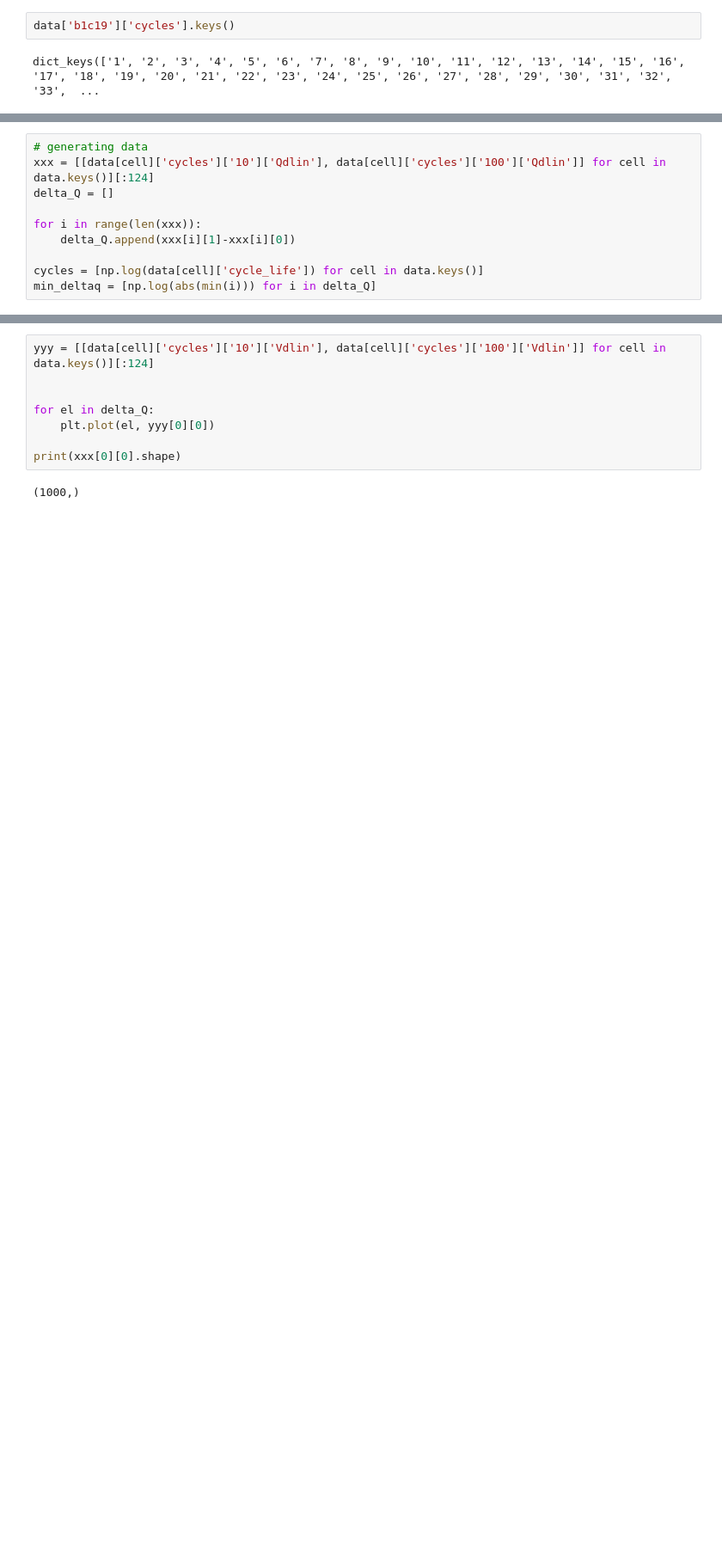
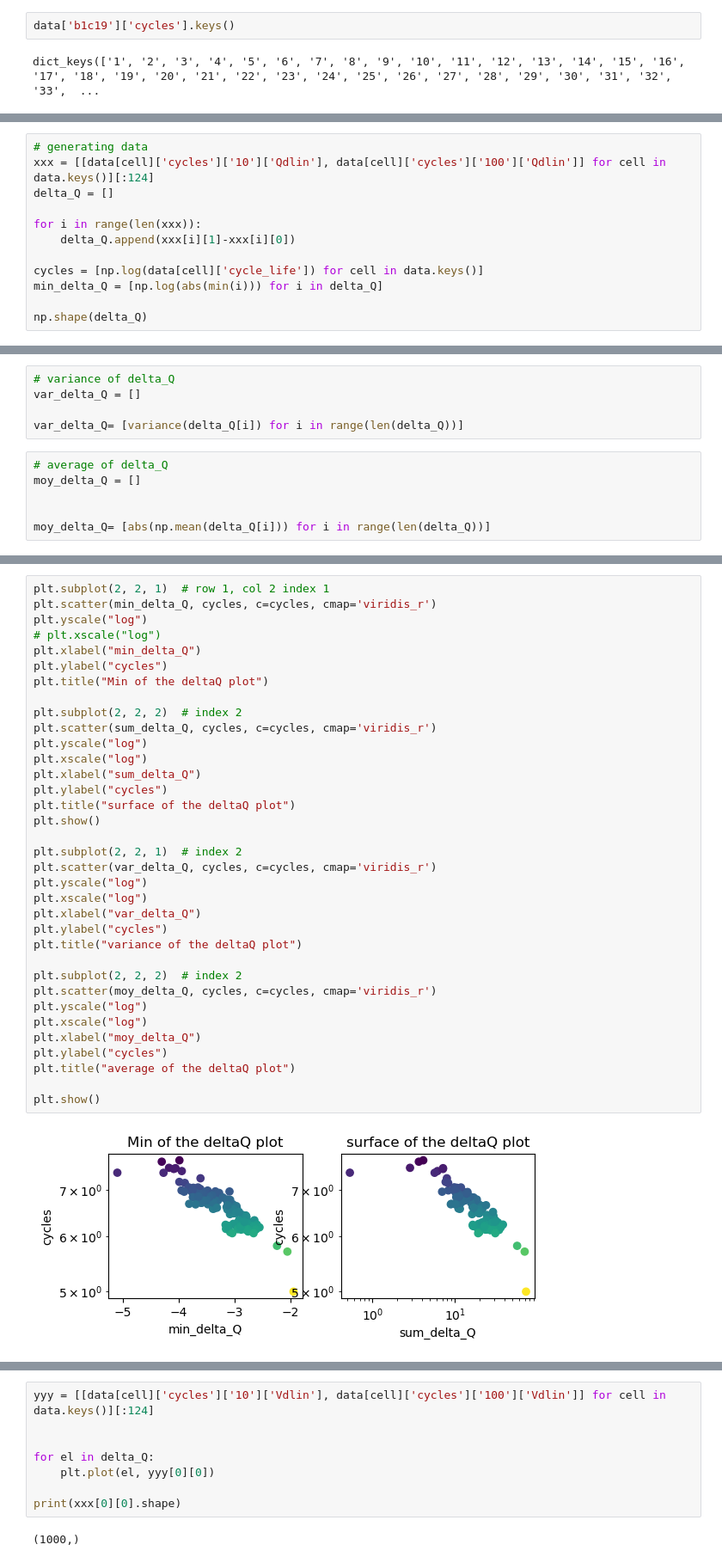
Before and after one commit to NAB27/Battery-cycle-life, a Jupyter notebook: viz.ipynb, the cells around one changed output, grey strips where cells are left out. Shown: that part at 86% size. Drawn from its saved outputs; the diff is of its cells as text; blank space fills up the shorter version.

```diff
--- a/viz.ipynb
+++ b/viz.ipynb
@@ -65,4 +75,6 @@ for i in range(len(xxx)):
     delta_Q.append(xxx[i][1]-xxx[i][0])
 
 cycles = [np.log(data[cell]['cycle_life']) for cell in data.keys()]
-min_deltaq = [np.log(abs(min(i))) for i in delta_Q]
+min_delta_Q = [np.log(abs(min(i))) for i in delta_Q]
+
+np.shape(delta_Q)
@@ -68,0 +86,11 @@ min_deltaq = [np.log(abs(min(i))) for i in delta_Q]
+# %%
+# variance of delta_Q
+var_delta_Q = []
+
+var_delta_Q= [variance(delta_Q[i]) for i in range(len(delta_Q))]
+# %%
+# average of delta_Q
+moy_delta_Q = []
+
+
+moy_delta_Q= [abs(np.mean(delta_Q[i])) for i in range(len(delta_Q))]
@@ -68,0 +103,37 @@ min_deltaq = [np.log(abs(min(i))) for i in delta_Q]
+# %%
+plt.subplot(2, 2, 1)  # row 1, col 2 index 1
+plt.scatter(min_delta_Q, cycles, c=cycles, cmap='viridis_r')
+plt.yscale("log")
+# plt.xscale("log")
+plt.xlabel("min_delta_Q")
+plt.ylabel("cycles")
+plt.title("Min of the deltaQ plot")
+
+plt.subplot(2, 2, 2)  # index 2
+plt.scatter(sum_delta_Q, cycles, c=cycles, cmap='viridis_r')
+plt.yscale("log")
+plt.xscale("log")
+plt.xlabel("sum_delta_Q")
+plt.ylabel("cycles")
+plt.title("surface of the deltaQ plot")
+plt.show()
+
+plt.subplot(2, 2, 1)  # index 2
+plt.scatter(var_delta_Q, cycles, c=cycles, cmap='viridis_r')
+plt.yscale("log")
+plt.xscale("log")
+plt.xlabel("var_delta_Q")
+plt.ylabel("cycles")
+plt.title("variance of the deltaQ plot")
+
+plt.subplot(2, 2, 2)  # index 2
+plt.scatter(moy_delta_Q, cycles, c=cycles, cmap='viridis_r')
+plt.yscale("log")
+plt.xscale("log")
+plt.xlabel("moy_delta_Q")
+plt.ylabel("cycles")
+plt.title("average of the deltaQ plot")
+
+plt.show()
+# %% [output]
+[figure, added]
```
Also changed, not shown: parts of 22 cells of this notebook.
